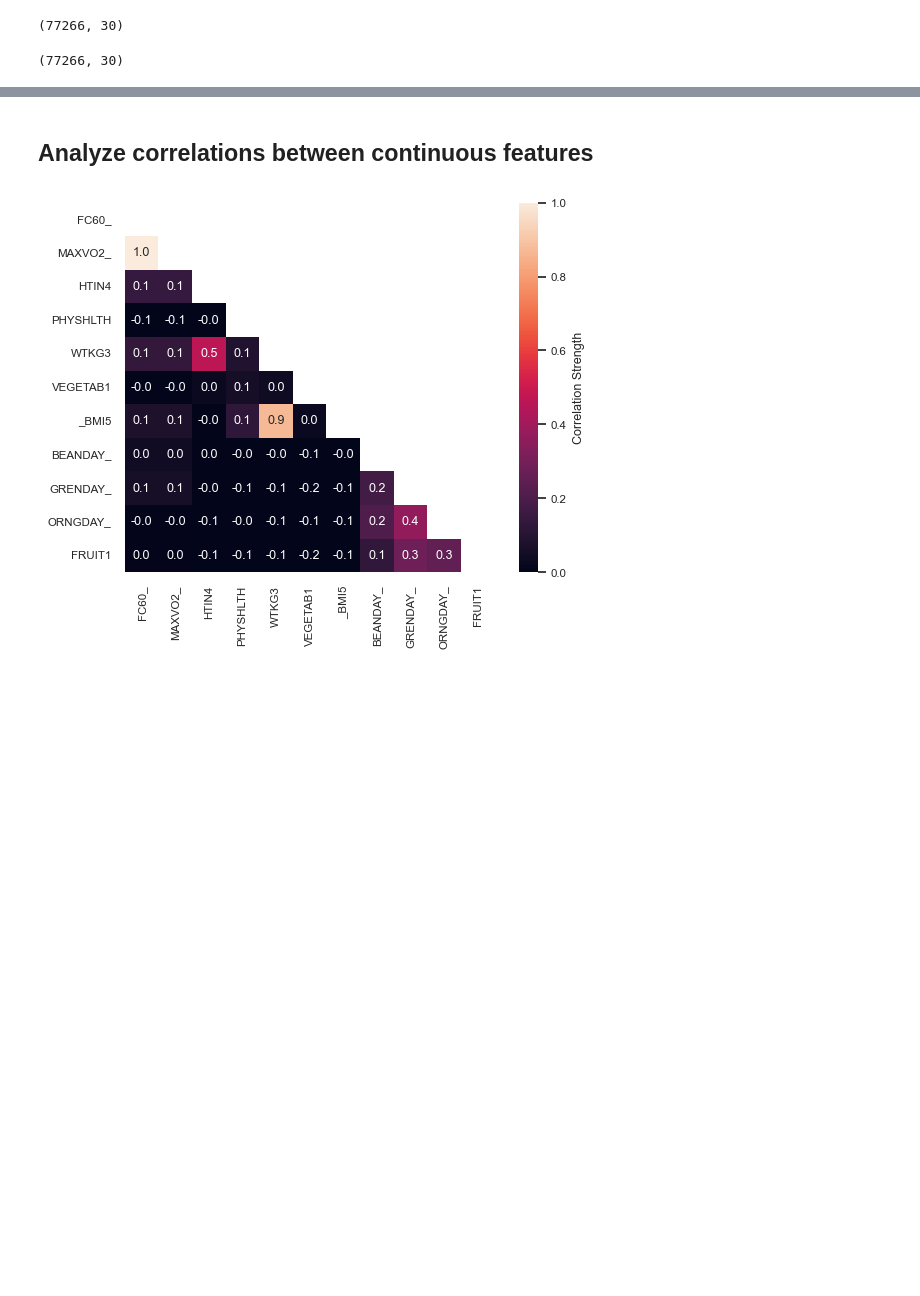
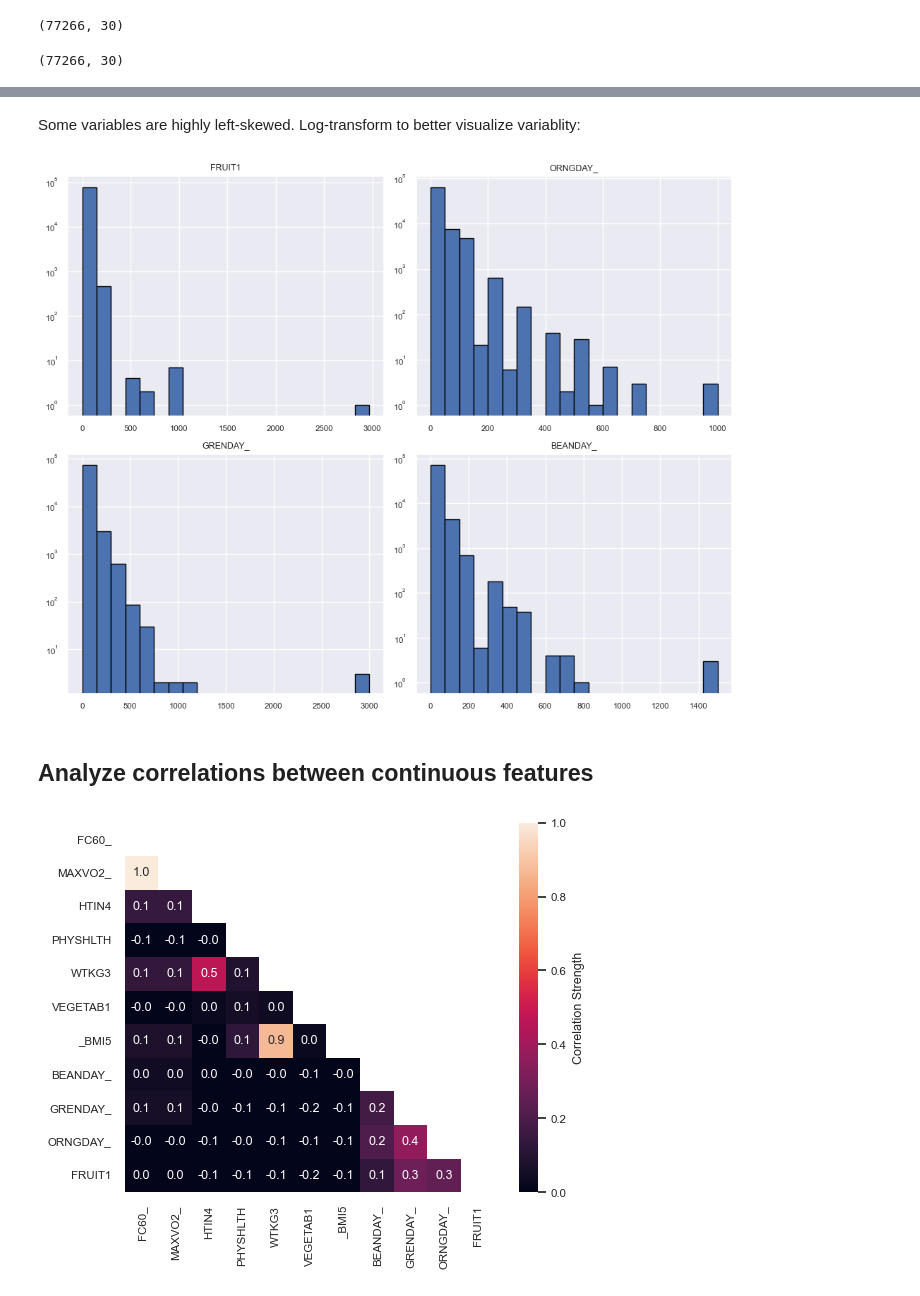
Before and after one commit to Madelinehazel/UofT_3253_term_project, a Jupyter notebook: notebooks/exploratory_analysis.ipynb, the cells around one changed output, grey strips where cells are left out. Drawn from its saved outputs; the diff is of its cells as text; code cells hidden in the pictures; blank space fills up the shorter version.

```diff
--- a/notebooks/exploratory_analysis.ipynb
+++ b/notebooks/exploratory_analysis.ipynb
@@ -70,3 +78,32 @@ X.shape
+# %% [markdown]
+Some variables are highly left-skewed. Log-transform to better visualize variablity:
+# %%
+left_skewed_var = [
+    "FRUIT1",
+    "ORNGDAY_",
+    "GRENDAY_",
+    "BEANDAY_",
+]
+
+# Create a grid of histograms
+fig, axes = plt.subplots(nrows=2, ncols=2, figsize=(10, 8))
+
+# Flatten the 2D array of subplots to access each individual subplot
+axes = axes.flatten()
+
+# Loop through each column and plot histogram with log-transformed axes
+for i, column in enumerate(X[left_skewed_var].columns):
+    axes[i].hist(X[column], bins=20, edgecolor="black", log=True)
+    axes[i].set_yscale("log", base=10)
+    axes[i].set_title(f"{column}")
+
+# Adjust layout
+plt.tight_layout()
+
+# Display the plot
+plt.show()
+# %% [output]
+[figure, added]
 # %% [markdown]
 ## Analyze correlations between continuous features
 # %%
```
Also changed, not shown: parts of 2 cells of this notebook.
